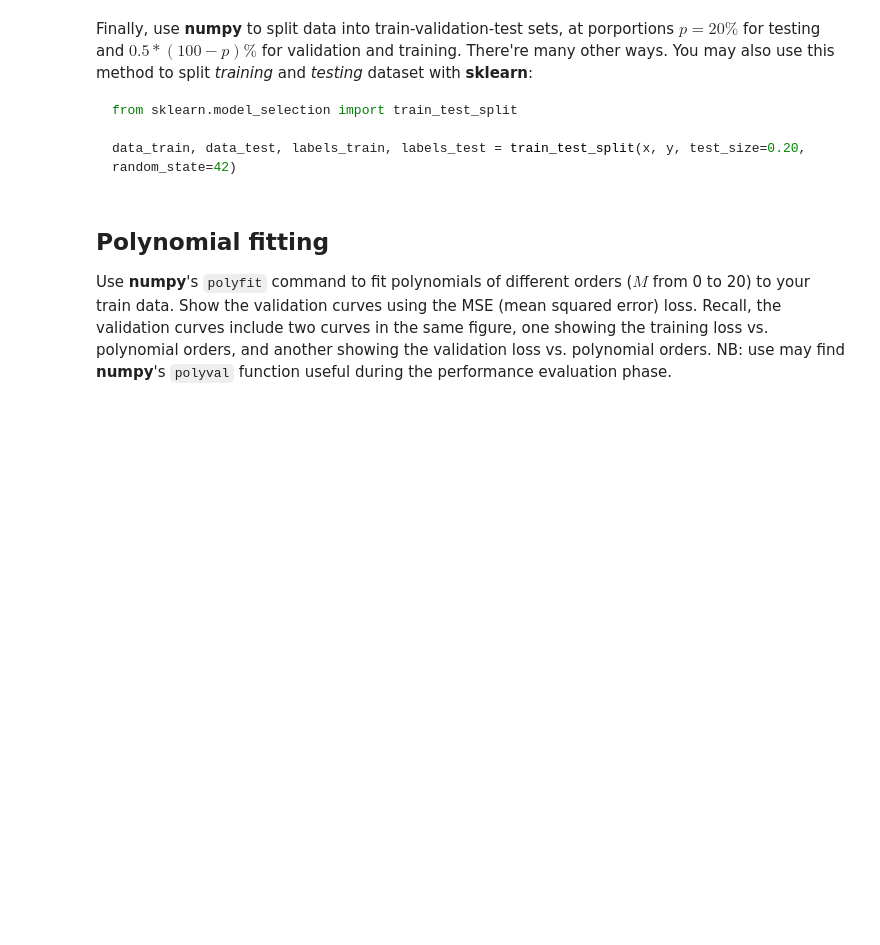
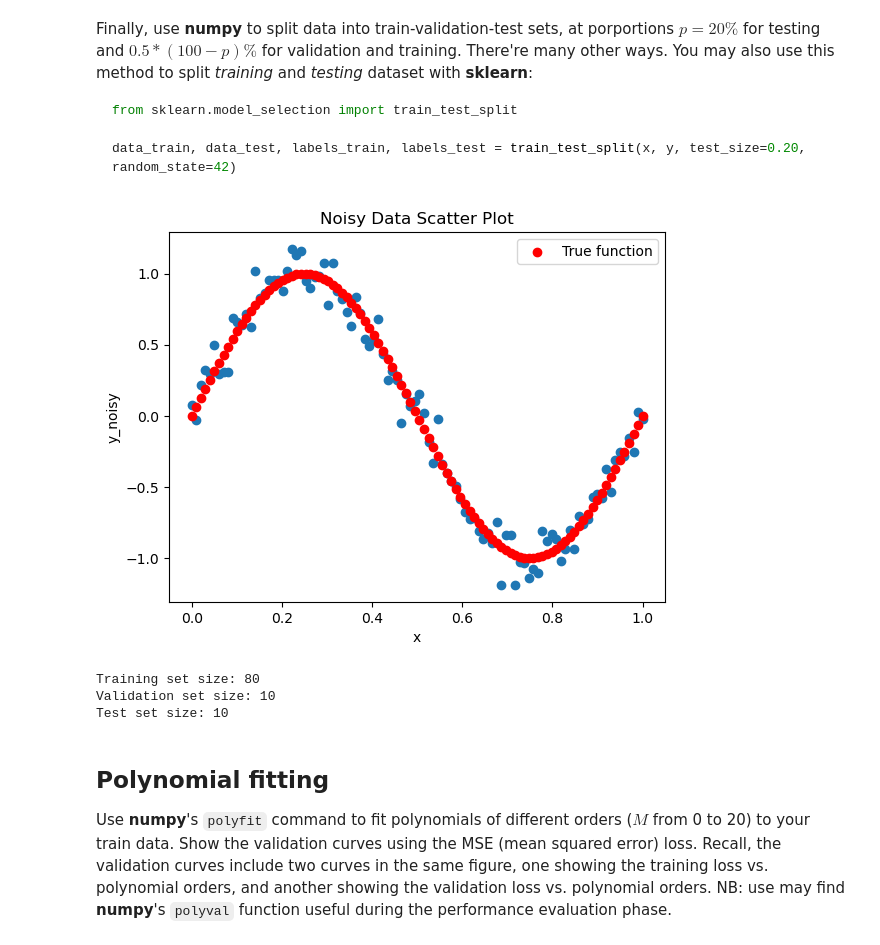
Before and after one commit to Hongze200532/Data-Science, a Jupyter notebook: Data Science_Week2/w2-lab1(1).ipynb, the cells around one changed output. Cells and saved outputs as stored; diff of their text form; code cells hidden in the pictures; blank space fills up the shorter version.

````diff
--- a/Data Science_Week2/w2-lab1(1).ipynb
+++ b/Data Science_Week2/w2-lab1(1).ipynb
@@ -18,3 +14,7 @@ y =
+# %%
+N = 100
+x =  np.linspace(0,1,N)
+y =  np.sin(2 * np.pi * x)
 # %% [markdown]
 Then, contaminate the outputs of your samples with gaussian noise (0-mean, variance=0.01) using Numpy's ```randn``` command i.e. ```numpy.random.randn(n)```. Visualise your dataset using matplotlib's ```scatter``` plot.
 # %% [markdown]
@@ -34,3 +28,28 @@ data_train, data_test, labels_train, labels_test = train_test_split(x, y, test_s
+# %%
+# add noise to y
+noise = np.random.randn(N) * np.sqrt(0.01)
+y_noisy = y + noise
+# visualise data using scatter plot i.e. noisy y versus x
+plt.scatter(x, y_noisy)
+plt.scatter(x,y, color='red', label='True function')
+plt.xlabel('x')
+plt.ylabel('y_noisy')
+plt.title('Noisy Data Scatter Plot')
+plt.legend()
+plt.show()
+# split data into train, test, validation portions
+from sklearn.model_selection import train_test_split
+x_train, x_temp, y_train, y_temp = train_test_split(x, y_noisy, test_size=0.20, random_state=42)
+x_val, x_test, y_val, y_test = train_test_split(x_temp, y_temp, test_size=0.50, random_state=42)
+
+print(f"Training set size: {len(x_train)}")
+print(f"Validation set size: {len(x_val)}")
+print(f"Test set size: {len(x_test)}")
+# %% [output]
+[figure, added]
+Training set size: 80
+Validation set size: 10
+Test set size: 10
 # %% [markdown]
 ## Polynomial fitting
 Use __numpy__'s ```polyfit``` command to fit polynomials of different orders ($M$ from 0 to 20) to your train data. Show the validation curves using the MSE (mean squared error) loss. Recall, the validation curves include two curves in the same figure, one showing the training loss vs. polynomial orders, and another showing the validation loss vs. polynomial orders. NB: use may find __numpy__'s ```polyval``` function useful during the performance evaluation phase.
````
Also changed, not shown: parts of 4 cells of this notebook.
